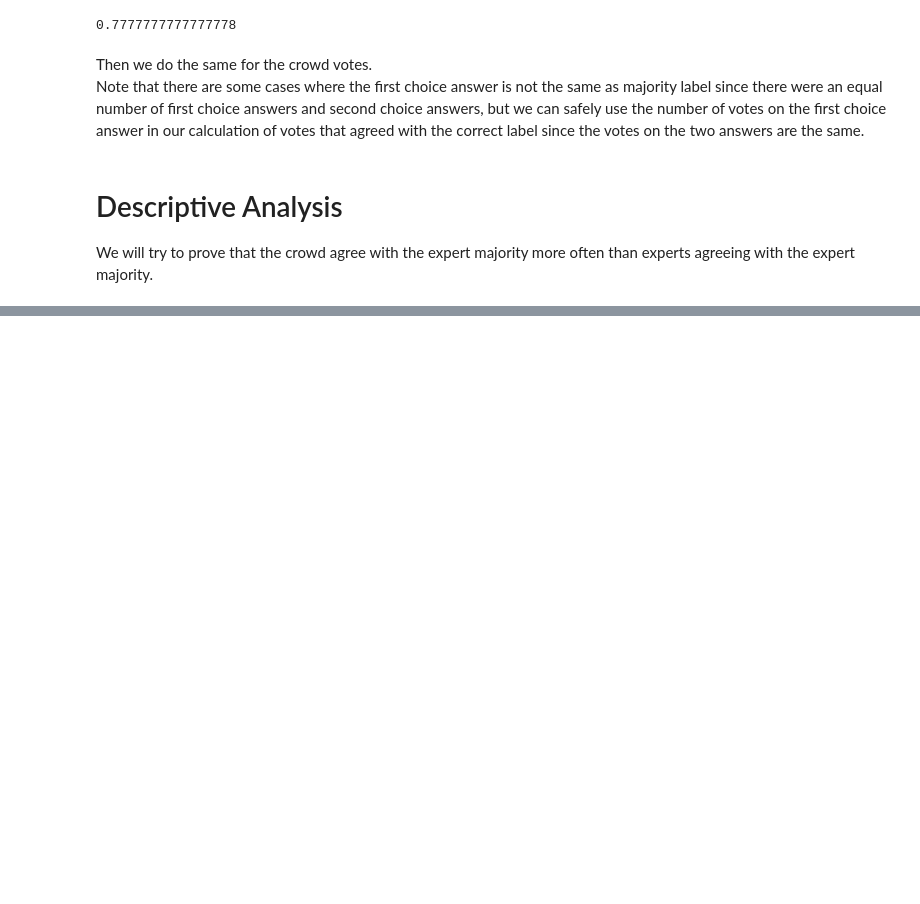
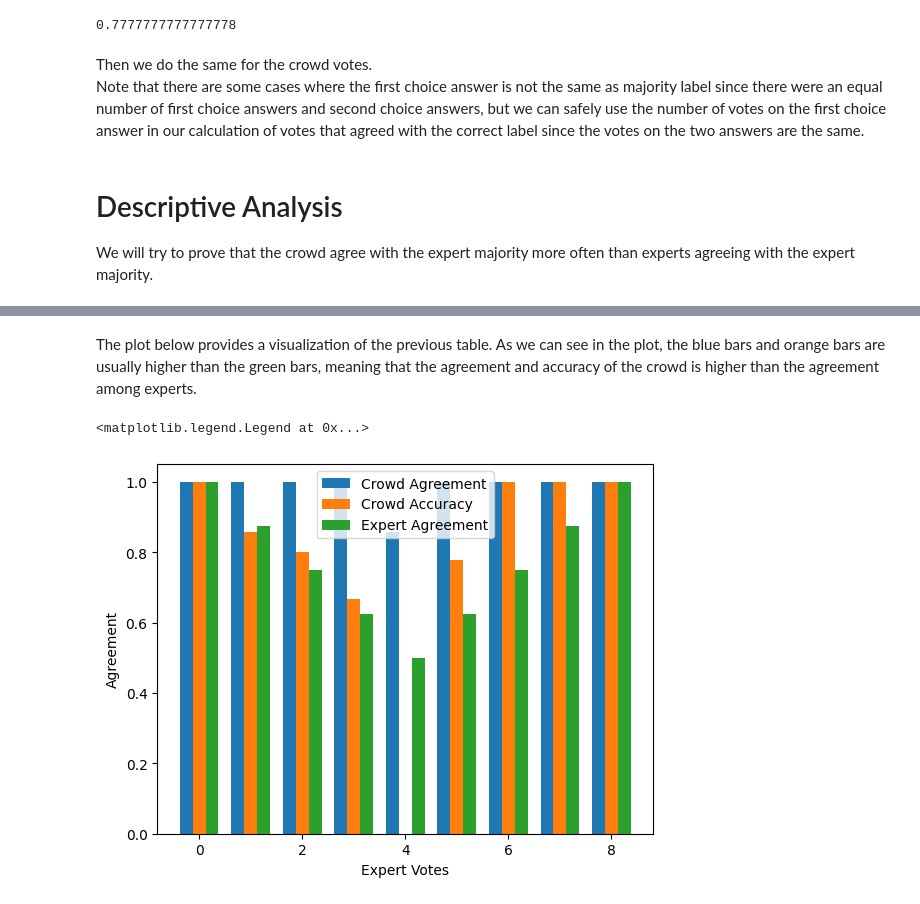
Before and after one commit to zhengxiaoyan321/medical_label_project, a Jupyter notebook: main.ipynb, the cells around one changed output, grey strips where cells are left out. Drawn from its saved outputs; the diff is of its cells as text; code cells hidden in the pictures; blank space fills up the shorter version.

```diff
--- a/main.ipynb
+++ b/main.ipynb
@@ -133,3 +116,0 @@ Here we make a new column to store the agreement rate between crowd and expert m
-# %%
-agreement = ((valid_results["Majority Label"]==valid_results["Correct Label"]) | (valid_results["Correct Label"].isna()))
-valid_results["Agreement With Expert"] = valid_results["Agreement"]*agreement+(1-valid_results["Agreement"])*(1 - agreement)
@@ -152,3 +116,0 @@ The current agreement rate does not take account into the accuracy of labelers,
-# %%
-weighted_agreement = (valid_results["First Choice Votes"]*valid_results["First Choice Weight"])/(valid_results["First Choice Votes"]*valid_results["First Choice Weight"]+valid_results["Second Choice Votes"]*valid_results["Second Choice Weight"])
-valid_results["Weighted Agreement"] = weighted_agreement*agreement + (1-weighted_agreement)*(1-agreement)
@@ -198,0 +119,7 @@ Name: agreement, Length: 27000, dtype: float64
+# %%
+agreement_df = valid_results.groupby("Votes")[["Agreement", "Difficulty"]].median()
+agreement_df["Difficulty"] = 1-agreement_df["Difficulty"]
+expert_agreement=np.max([1-np.arange(0,1.01,1/8), np.arange(0,1.01,1/8)],axis=0)
+agreement_df["Expert Agreement"] = expert_agreement
+agreement_df.rename(columns={"Difficulty":"Crowd Accuracy","Agreement":"Crowd Agreement"},inplace=True)
+agreement_df
@@ -198,0 +138,15 @@ Name: agreement, Length: 27000, dtype: float64
+# %% [markdown]
+The plot below provides a visualization of the previous table. As we can see in the plot, the blue bars and orange bars are usually higher than the green bars, meaning that the agreement and accuracy of the crowd is higher than the agreement among experts.
+# %%
+fig = plt.figure()
+ax = fig.add_subplot(111)
+w=1/4
+ax.bar(agreement_df.index-3/2*w,agreement_df["Crowd Agreement"],w,align='edge',label="Crowd Agreement")
+ax.bar(agreement_df.index-w/2,agreement_df["Crowd Accuracy"],w,align='edge',label="Crowd Accuracy")
+ax.bar(agreement_df.index+w/2,agreement_df["Expert Agreement"],w,align='edge',label="Expert Agreement")
+plt.xlabel("Expert Votes")
+plt.ylabel("Agreement")
+plt.legend()
+# %% [output]
+<matplotlib.legend.Legend at 0x...>
+[figure, added]
```
Also changed, not shown: parts of 22 cells of this notebook.
